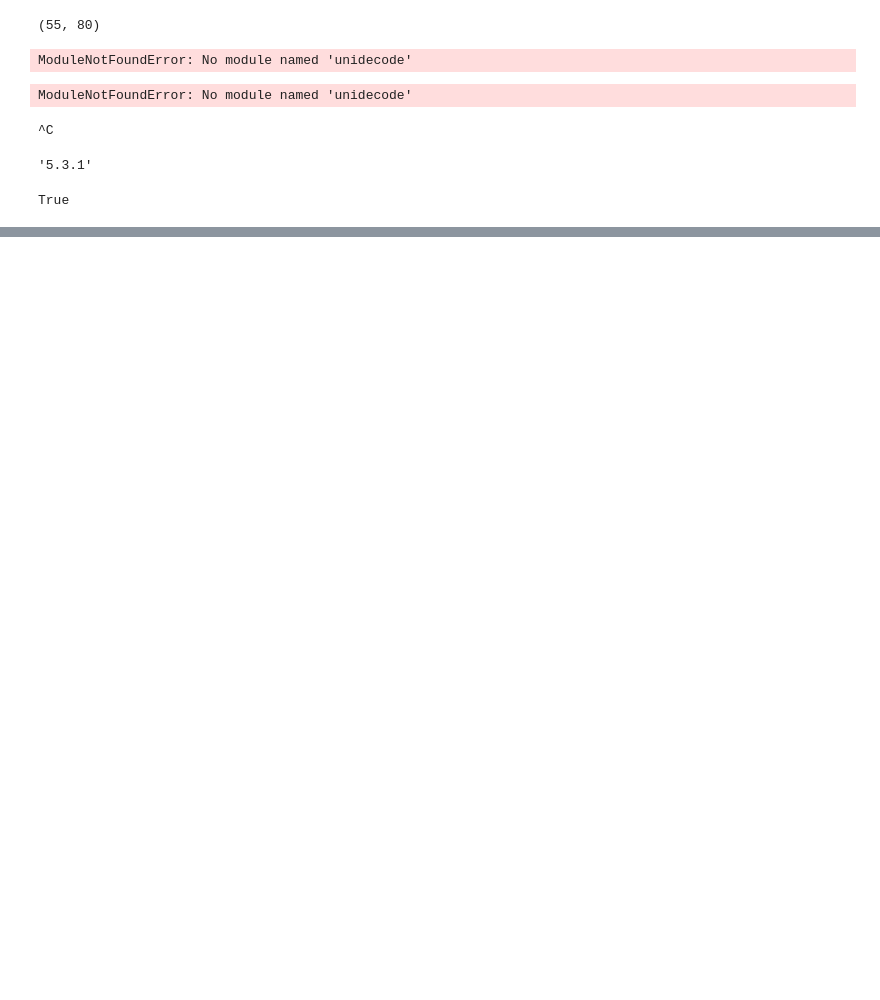
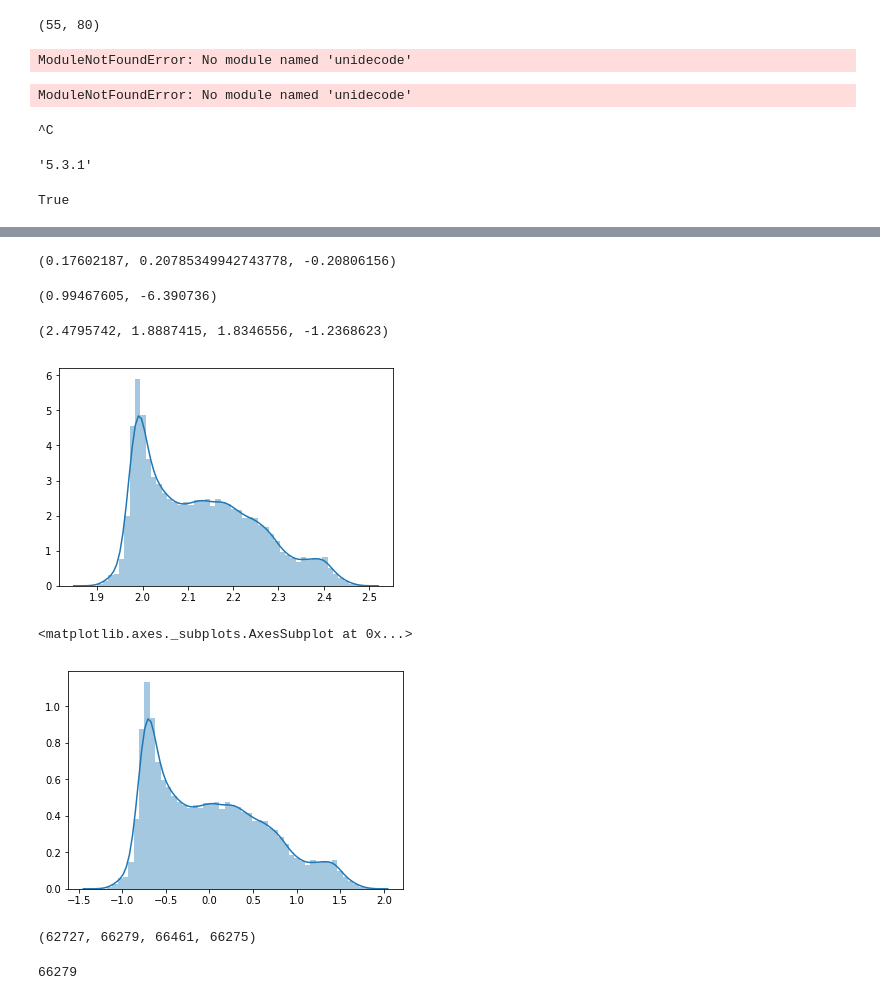
Before and after one commit to lucashueda/pt_etts, a Jupyter notebook: Untitled.ipynb, the cells around one changed output, grey strips where cells are left out. Saved outputs shown, nothing was run; the diff lists cells and outputs as text; code cells hidden in the pictures; blank space fills up the shorter version.

```diff
--- a/Untitled.ipynb
+++ b/Untitled.ipynb
@@ -405,0 +581,61 @@ KeyError: '334'
+# %%
+audio, sr = librosa.load('./data/VCTK/VCTK-Corpus/wav48/p364/p364_278.wav')
+
+# audio = preemphasis(audio, 0.97, True)
+# audio.max()
+# norm = np.abs(audio).max() * 0.999
+# audio = audio / norm
+# audio = audio/32768.0
+audio.max(), norm, audio.min()
+# %% [output]
+(0.17602187, 0.20785349942743778, -0.20806156)
+# %%
+x_stft = librosa.stft(audio, n_fft=config['filter_length'], hop_length=config['hop_length'],
+                          win_length=config['win_length'], window='hann', pad_mode="constant")
+spc = np.abs(x_stft).T  # (#frames, #bins)
+# %%
+mel_basis = librosa.filters.mel(16000, config['filter_length'], 80, 0, 8000)
+
+eps = 1e-10
+
+melspec = np.maximum(eps, np.dot(spc**1.5, mel_basis.T))
+
+logmelspec =  np.log10(np.maximum(eps, np.dot(spc**1.5, mel_basis.T)))*1
+logmelspec.max(), logmelspec.min()
+# %% [output]
+(0.99467605, -6.390736)
+# %%
+max_abs_value = 4
+min_level_db = -100
+
+min_level = np.exp(min_level_db / 10 * np.log(10))
+melspec_use  = np.log10(np.maximum(min_level, logmelspec))
+
+# melspec2 = np.clip((2*max_abs_value)*(melspec_use - 20 - min_level_db)/(-min_level_db) - max_abs_value,
+#              -4, 4)
+
+melspec2 = np.clip((2 * max_abs_value) * ((logmelspec - 20 - min_level_db) / (-min_level_db)) - max_abs_value, -max_abs_value, max_abs_value)
+
+melspec3 = (logmelspec - logmelspec.mean())/logmelspec.var()
+
+melspec2.max(), melspec2.min(), melspec3.max(), melspec3.min()
+# %% [output]
+(2.4795742, 1.8887415, 1.8346556, -1.2368623)
+# %%
+
+import matplotlib.pyplot as plt
+sns.distplot(melspec2)
+plt.show()
+sns.distplot(melspec3)
+# %% [output]
+[figure, added]
+<matplotlib.axes._subplots.AxesSubplot at 0x...>
+[figure, added]
+# %%
+len(np.unique(melspec2)), len(np.unique(logmelspec)), len(np.unique(melspec)), len(np.unique(melspec3))
+# %% [output]
+(62727, 66279, 66461, 66275)
+# %%
+len(np.unique(np.power(10,logmelspec)))
+# %% [output]
+66279
```
Also changed, not shown: parts of 52 cells of this notebook, 14 other files.
